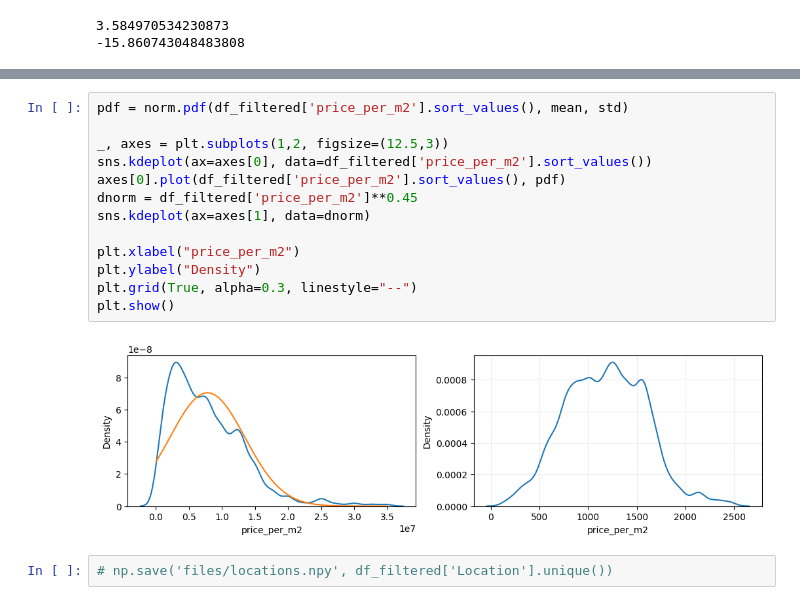
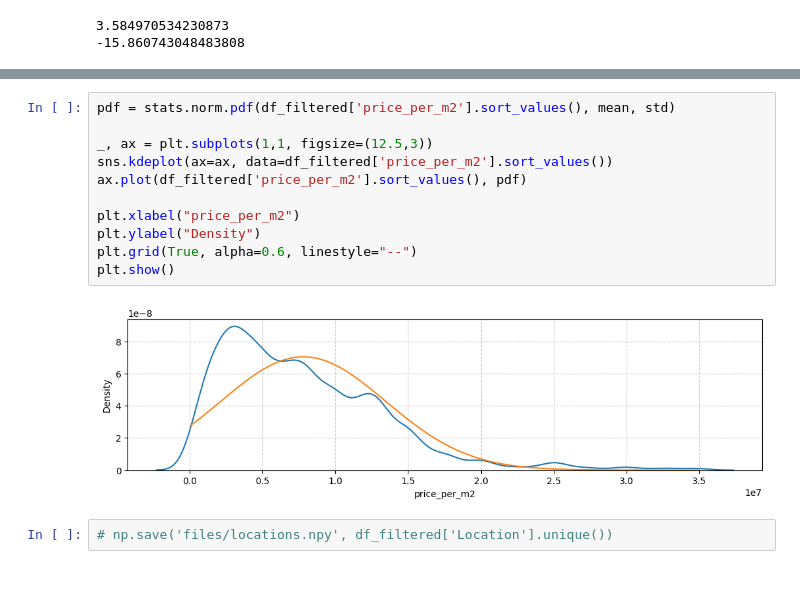
Before and after one commit to rafidamr/house-scorer, a Jupyter notebook: data_collector/wrangler-eda.ipynb, the cells around one changed output, grey strips where cells are left out. Cells and saved outputs as stored; diff of their text form.

```diff
--- a/data_collector/wrangler-eda.ipynb
+++ b/data_collector/wrangler-eda.ipynb
@@ -110,18 +100,16 @@ plt.show()
 # %%
-pdf = norm.pdf(df_filtered['price_per_m2'].sort_values(), mean, std)
+pdf = stats.norm.pdf(df_filtered['price_per_m2'].sort_values(), mean, std)
 
-_, axes = plt.subplots(1,2, figsize=(12.5,3))
-sns.kdeplot(ax=axes[0], data=df_filtered['price_per_m2'].sort_values())
-axes[0].plot(df_filtered['price_per_m2'].sort_values(), pdf)
-dnorm = df_filtered['price_per_m2']**0.45
-sns.kdeplot(ax=axes[1], data=dnorm)
+_, ax = plt.subplots(1,1, figsize=(12.5,3))
+sns.kdeplot(ax=ax, data=df_filtered['price_per_m2'].sort_values())
+ax.plot(df_filtered['price_per_m2'].sort_values(), pdf)
 
 plt.xlabel("price_per_m2")
 plt.ylabel("Density")
-plt.grid(True, alpha=0.3, linestyle="--")
+plt.grid(True, alpha=0.6, linestyle="--")
 plt.show()
 # %% [output]
-[figure, old version]
+[figure, new version]
 # %%
 # np.save('files/locations.npy', df_filtered['Location'].unique())
 # %%
```
Also changed, not shown: parts of 9 cells of this notebook, 6 other files.
